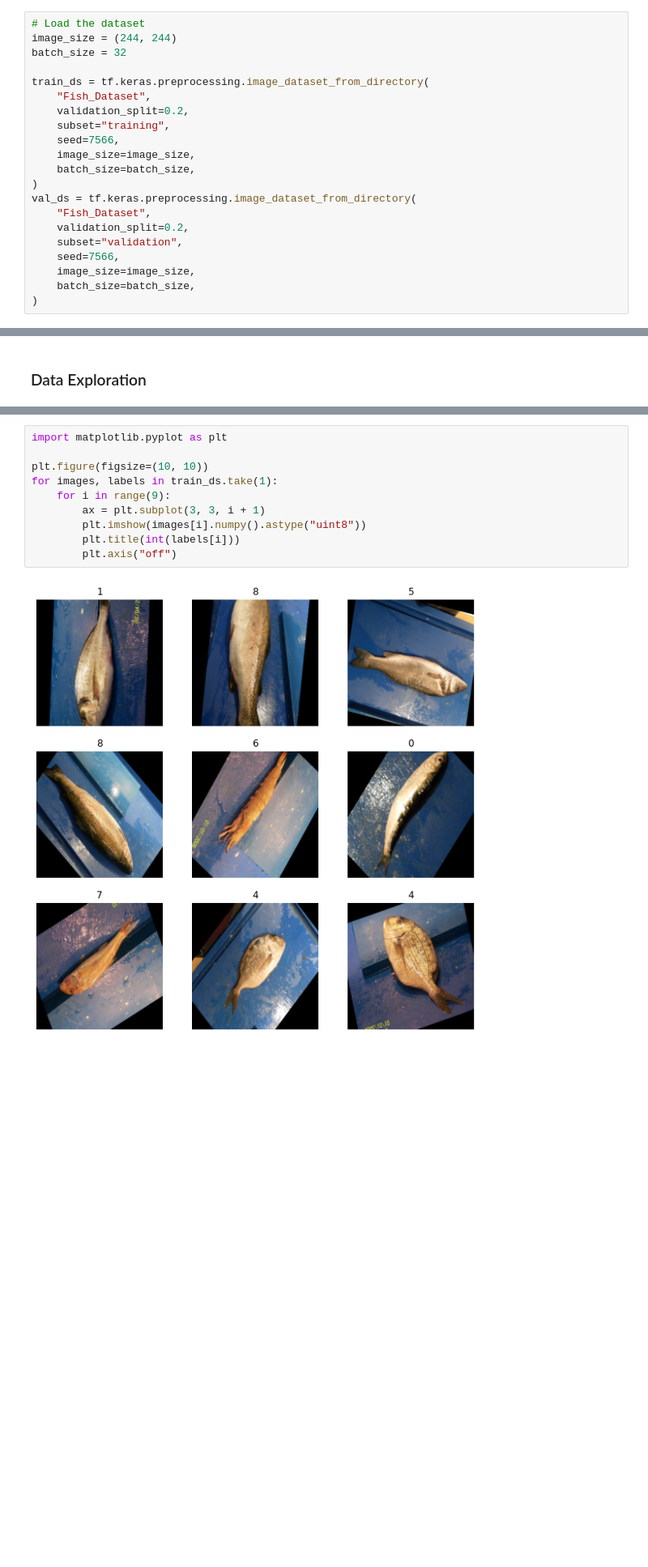
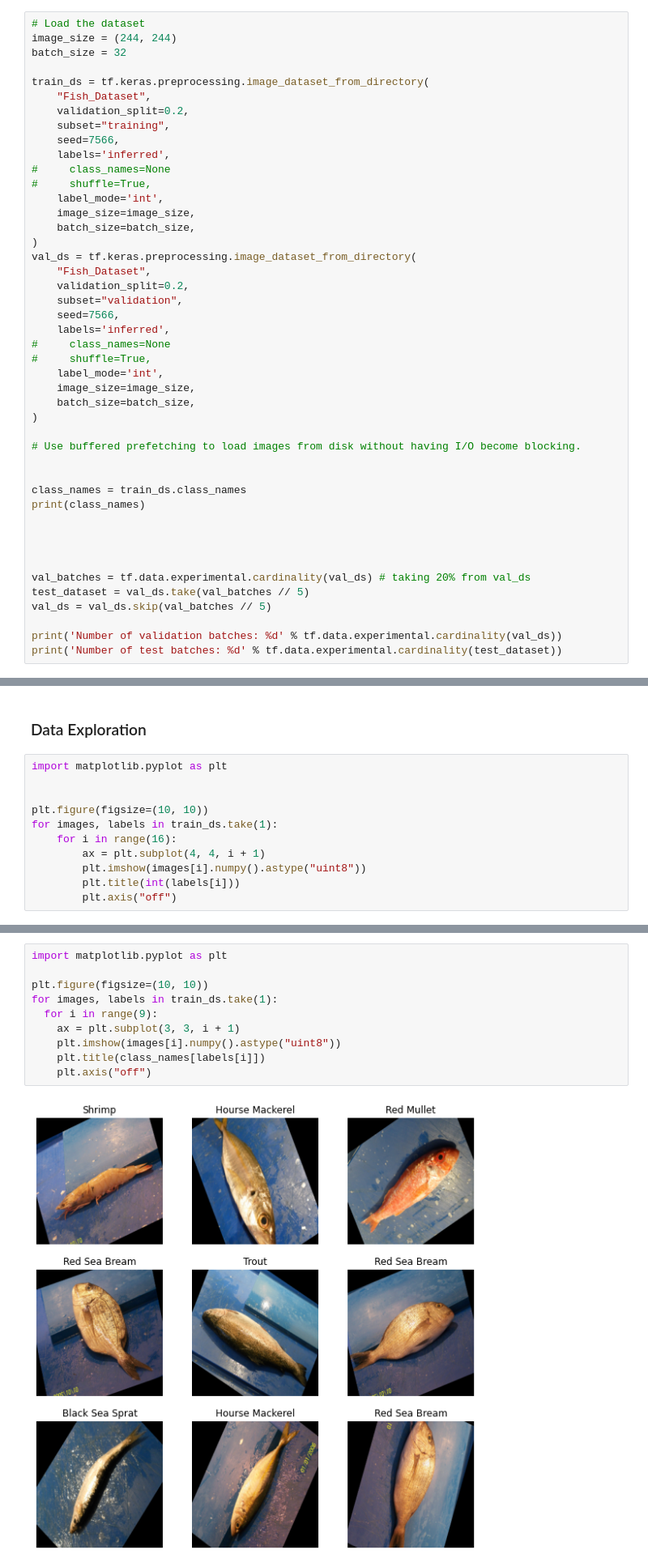
Before and after one commit to chois11/ANN_7088CEM, a Jupyter notebook: ANNv1.ipynb, the cells around one changed output, grey strips where cells are left out. Shown at 81% size. Cells and saved outputs as stored; diff of their text form; blank space fills up the shorter version.

```diff
--- a/ANNv1.ipynb
+++ b/ANNv1.ipynb
@@ -52,6 +90,10 @@ train_ds = tf.keras.preprocessing.image_dataset_from_directory(
     validation_split=0.2,
     subset="training",
     seed=7566,
+    labels='inferred',
+#     class_names=None
+#     shuffle=True,
+    label_mode='int',
     image_size=image_size,
     batch_size=batch_size,
 )
@@ -60,9 +102,29 @@ val_ds = tf.keras.preprocessing.image_dataset_from_directory(
     validation_split=0.2,
     subset="validation",
     seed=7566,
+    labels='inferred',
+#     class_names=None
+#     shuffle=True,
+    label_mode='int',
     image_size=image_size,
     batch_size=batch_size,
 )
+
+# Use buffered prefetching to load images from disk without having I/O become blocking.
+
+
+class_names = train_ds.class_names
+print(class_names)
+
+
+
+
+val_batches = tf.data.experimental.cardinality(val_ds) # taking 20% from val_ds
+test_dataset = val_ds.take(val_batches // 5)
+val_ds = val_ds.skip(val_batches // 5)
+
+print('Number of validation batches: %d' % tf.data.experimental.cardinality(val_ds))
+print('Number of test batches: %d' % tf.data.experimental.cardinality(test_dataset))
 # %% [output]
 Found 9000 files belonging to 9 classes.
 Using 7200 files for training.
@@ -71,2 +136,13 @@ Using 1800 files for validation.
 # %% [markdown]
 ### Data Exploration
+# %%
+import matplotlib.pyplot as plt
+
+
+plt.figure(figsize=(10, 10))
+for images, labels in train_ds.take(1):
+    for i in range(16):
+        ax = plt.subplot(4, 4, i + 1)
+        plt.imshow(images[i].numpy().astype("uint8"))
+        plt.title(int(labels[i]))
+        plt.axis("off")
@@ -73,15 +151,15 @@ Using 1800 files for validation.
 # %%
 import matplotlib.pyplot as plt
 
 plt.figure(figsize=(10, 10))
 for images, labels in train_ds.take(1):
-    for i in range(9):
-        ax = plt.subplot(3, 3, i + 1)
-        plt.imshow(images[i].numpy().astype("uint8"))
-        plt.title(int(labels[i]))
-        plt.axis("off")
+  for i in range(9):
+    ax = plt.subplot(3, 3, i + 1)
+    plt.imshow(images[i].numpy().astype("uint8"))
+    plt.title(class_names[labels[i]])
+    plt.axis("off")
 # %% [output]
-[figure, old version]
+[figure, new version]
 # %%
 # Image augmentation
 # It helps to training by getting a various angle of images
```
Also changed, not shown: parts of 23 cells of this notebook, 1 other file.
